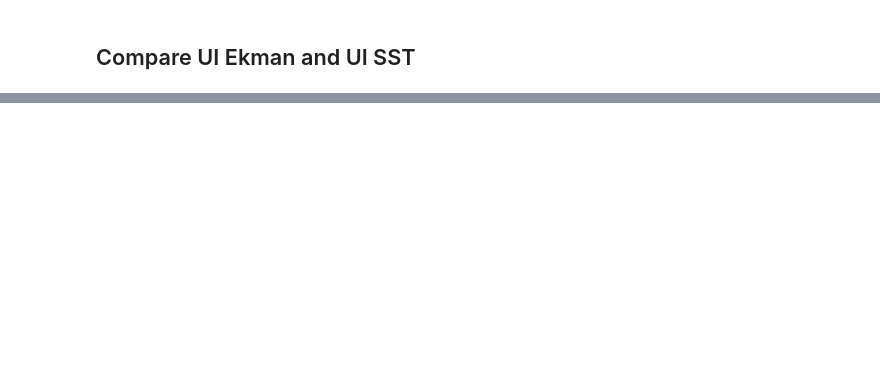
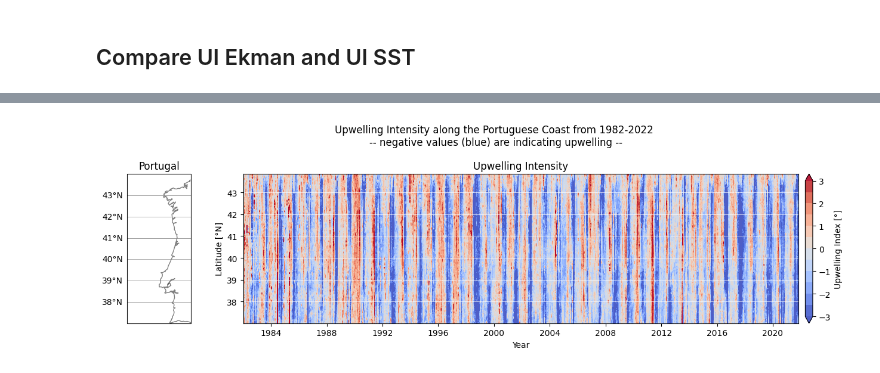
Before and after one commit to Marie-Louise-Korte/Iberian_Coast_Upwelling, a Jupyter notebook: 3_Compare_UIs.ipynb, the cells around one changed output, grey strips where cells are left out. Drawn from its saved outputs; the diff is of its cells as text; code cells hidden in the pictures; blank space fills up the shorter version.

```diff
--- a/3_Compare_UIs.ipynb
+++ b/3_Compare_UIs.ipynb
@@ -51,0 +97,33 @@ plt.ylabel(r'Upwelling index [$\frac{m^{2}}{s}$]');
+# %%
+# plot UI SST as a function of time
+
+# set up figure
+fig = plt.figure(figsize = (14,4))
+gs = fig.add_gridspec(1,2,width_ratios=[1,7])
+ax1 = fig.add_subplot(gs[0], projection = ccrs.PlateCarree())
+ax2 = fig.add_subplot(gs[1])
+
+# Portugal map
+ax1.set_extent([-11, -8, 44, 37])
+ax1.coastlines(color = 'black', alpha = 0.5)
+gls = ax1.gridlines(draw_labels=False, linewidth = 0.5, color = 'grey')
+gls.xlines = False
+gls.left_labels = True
+
+ax1.set_title('Portugal')
+
+# plot UI SST
+#cols = matplotlib.colors.LinearSegmentedColormap.from_list('',['darkcyan','deeppink']) # attempt at creating own colorbar
+im2 = ax2.contourf(UI_SST.UI.time.values, UI_SST.lat.values, UI_SST.UI.sel(lon = - 10, method = 'nearest').transpose(),
+             cmap = 'coolwarm', levels = np.arange(-3, 3.5, 0.5), extend = 'both', alpha = 0.9)
+ax2.set_ylabel('Latitude [°N]')
+ax2.set_xlabel('Year');
+ax2.set_title('Upwelling Intensity')
+ax2.grid(color = 'white', linewidth = 0.5, axis = 'y')
+plt.colorbar(im2, pad = 0.01, label = f'Upwelling Index [°]', ticks = np.arange(-3, 4, 1));
+
+fig.suptitle('Upwelling Intensity along the Portuguese Coast from 1982-2022 \n-- negative values (blue) are indicating upwelling --')
+fig.tight_layout()
+fig.savefig('../Iberian_Coast_Upwelling/Figures/Overview_UI_SST.png', dpi = 300)
+# %% [output]
+[figure, added]
```
Also changed, not shown: parts of 9 cells of this notebook.
